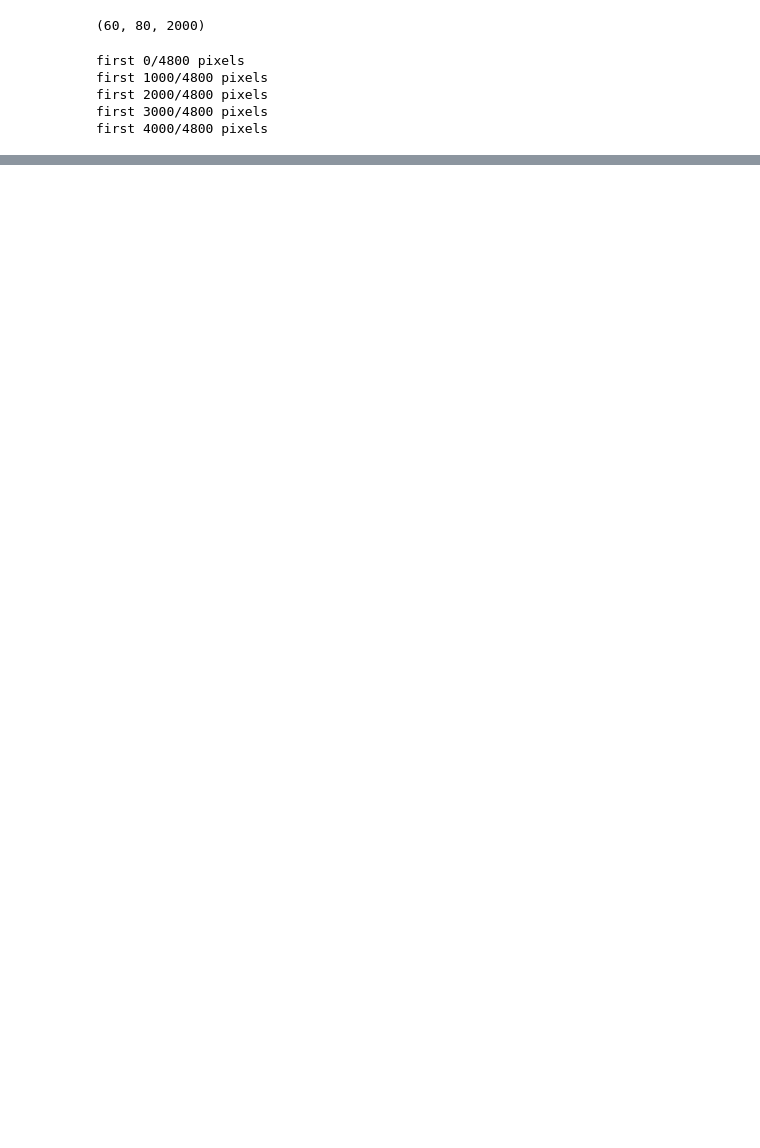
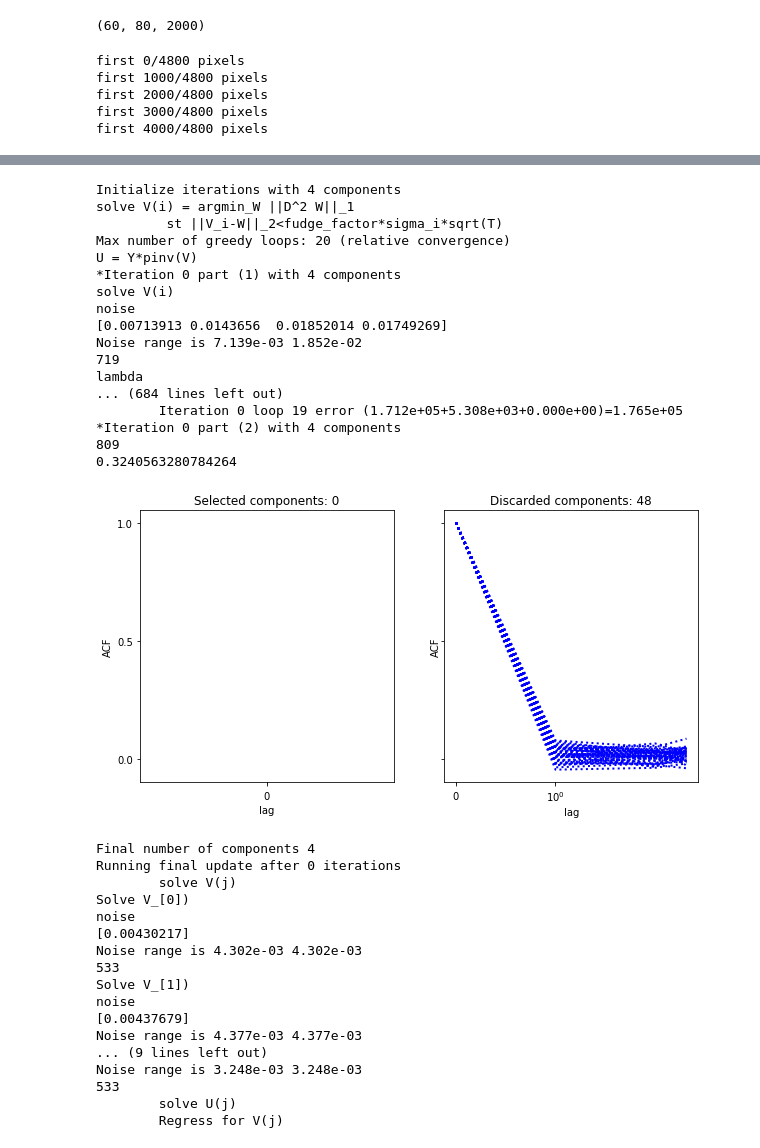
Before and after one commit to ekellbuch/cocaim, a Jupyter notebook: Demo_decimation.ipynb, the cells around one changed output, grey strips where cells are left out. Cells and saved outputs as stored; diff of their text form; code cells hidden in the pictures; blank space fills up the shorter version.

Commit message:
debug decimation

```diff
--- a/Demo_decimation.ipynb
+++ b/Demo_decimation.ipynb
@@ -37,0 +37,2 @@ mov_nn = mov_wf/noise_level[:,:,np.newaxis]
+# %%
+data_all = mov_nn[:6,:8,:]
@@ -37,0 +46,70 @@ mov_nn = mov_wf/noise_level[:,:,np.newaxis]
+# %%
+import greedyPCA as gpca
+import greedyPCA_raw as gpca_raw
+
+confidence=0.999
+corr=True
+iterate=False
+kurto=False
+maxlag=3
+mean_th=None
+mean_th_factor=1.5
+stim_knots=None
+stim_delta=200
+verbose=True
+# %%
+plot_en = False
+decimation_flag=False
+verbose = True
+tsub = 1
+ds = 1
+
+Y,vt2 = gpca_raw.denoise_components(data_all,
+                                tsub=tsub,
+                                ds = ds,
+                                confidence=confidence,
+                                corr=corr,
+                                iterate=iterate,
+                                kurto=kurto,
+                                maxlag=maxlag,
+                                mean_th=mean_th,
+                                mean_th_factor=mean_th_factor,
+                                plot_en=plot_en,
+                                verbose=verbose
+                                )
+# %% [output]
+Initialize iterations with 4 components
+solve V(i) = argmin_W ||D^2 W||_1
+         st ||V_i-W||_2<fudge_factor*sigma_i*sqrt(T)
+Max number of greedy loops: 20 (relative convergence)
+U = Y*pinv(V)
+*Iteration 0 part (1) with 4 components
+solve V(i)
+noise
+[0.00713913 0.0143656  0.01852014 0.01749269]
+Noise range is 7.139e-03 1.852e-02
+719
+lambda
+... (684 lines left out)
+        Iteration 0 loop 19 error (1.712e+05+5.308e+03+0.000e+00)=1.765e+05
+*Iteration 0 part (2) with 4 components
+809
+0.3240563280784264
+[figure, added]
+Final number of components 4
+Running final update after 0 iterations
+        solve V(j)
+Solve V_[0])
+noise
+[0.00430217]
+Noise range is 4.302e-03 4.302e-03
+533
+Solve V_[1])
+noise
+[0.00437679]
+Noise range is 4.377e-03 4.377e-03
+... (9 lines left out)
+Noise range is 3.248e-03 3.248e-03
+533
+        solve U(j)
+        Regress for V(j)
```
Also changed, not shown: parts of 31 cells of this notebook.
